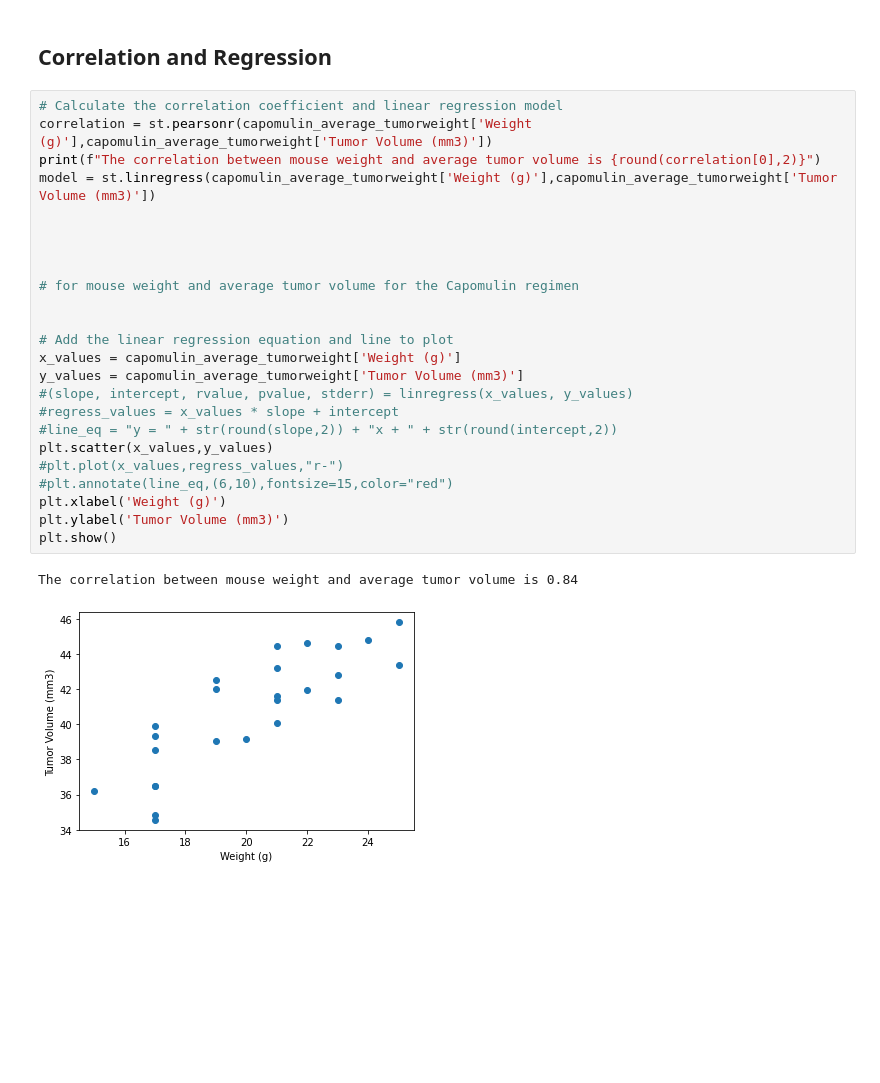
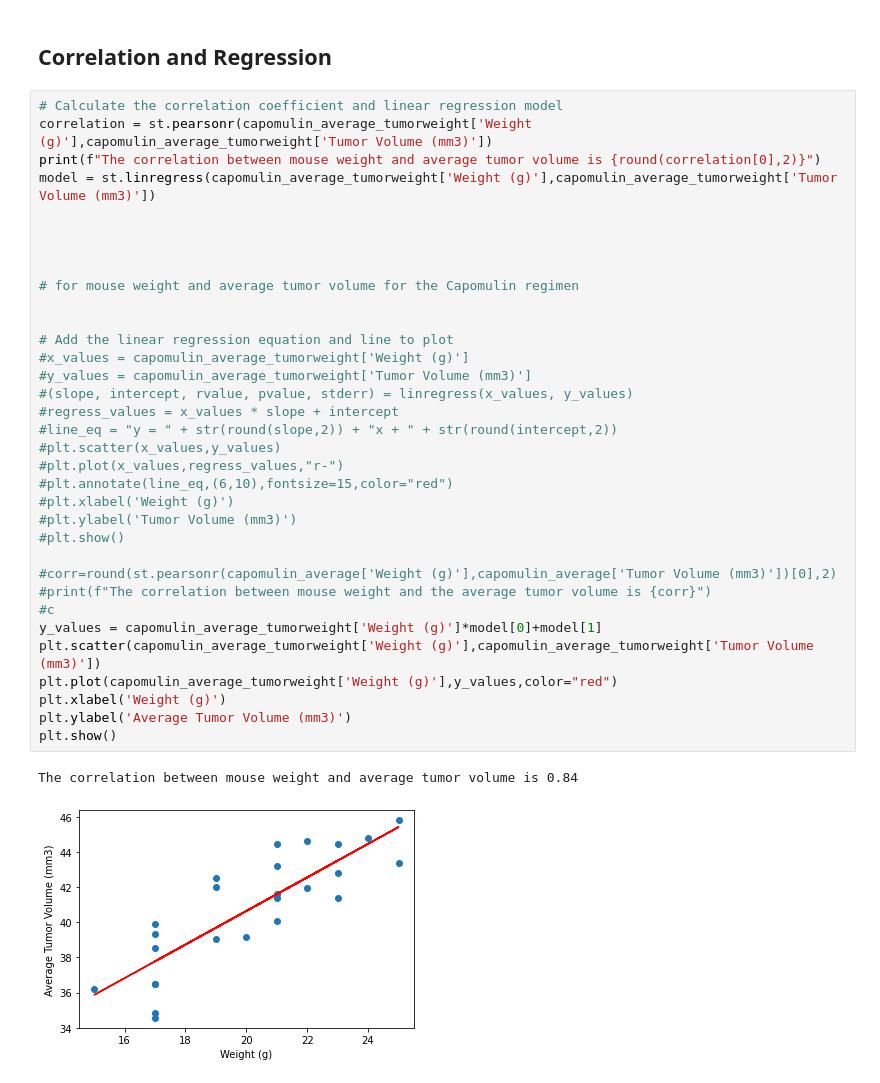
Before and after one commit to awinston8089/matplotlibchallenge, a Jupyter notebook: Instructions/Pymaceuticals/pymaceuticals_starter.ipynb, the cells around one changed output. Saved outputs shown, nothing was run; the diff lists cells and outputs as text; blank space fills up the shorter version.

```diff
--- a/Instructions/Pymaceuticals/pymaceuticals_starter.ipynb
+++ b/Instructions/Pymaceuticals/pymaceuticals_starter.ipynb
@@ -336,27 +336,37 @@ capomulin_average_tumorweight.head()
 # %%
 # Calculate the correlation coefficient and linear regression model
 correlation = st.pearsonr(capomulin_average_tumorweight['Weight (g)'],capomulin_average_tumorweight['Tumor Volume (mm3)'])
 print(f"The correlation between mouse weight and average tumor volume is {round(correlation[0],2)}")
 model = st.linregress(capomulin_average_tumorweight['Weight (g)'],capomulin_average_tumorweight['Tumor Volume (mm3)'])
 
 
 
 
 # for mouse weight and average tumor volume for the Capomulin regimen
 
 
 # Add the linear regression equation and line to plot
-x_values = capomulin_average_tumorweight['Weight (g)']
-y_values = capomulin_average_tumorweight['Tumor Volume (mm3)']
+#x_values = capomulin_average_tumorweight['Weight (g)']
+#y_values = capomulin_average_tumorweight['Tumor Volume (mm3)']
 #(slope, intercept, rvalue, pvalue, stderr) = linregress(x_values, y_values)
 #regress_values = x_values * slope + intercept
 #line_eq = "y = " + str(round(slope,2)) + "x + " + str(round(intercept,2))
-plt.scatter(x_values,y_values)
+#plt.scatter(x_values,y_values)
 #plt.plot(x_values,regress_values,"r-")
 #plt.annotate(line_eq,(6,10),fontsize=15,color="red")
+#plt.xlabel('Weight (g)')
+#plt.ylabel('Tumor Volume (mm3)')
+#plt.show()
+
+#corr=round(st.pearsonr(capomulin_average['Weight (g)'],capomulin_average['Tumor Volume (mm3)'])[0],2)
+#print(f"The correlation between mouse weight and the average tumor volume is {corr}")
+#c
+y_values = capomulin_average_tumorweight['Weight (g)']*model[0]+model[1]
+plt.scatter(capomulin_average_tumorweight['Weight (g)'],capomulin_average_tumorweight['Tumor Volume (mm3)'])
+plt.plot(capomulin_average_tumorweight['Weight (g)'],y_values,color="red")
 plt.xlabel('Weight (g)')
-plt.ylabel('Tumor Volume (mm3)')
+plt.ylabel('Average Tumor Volume (mm3)')
 plt.show()
 # %% [output]
 The correlation between mouse weight and average tumor volume is 0.84
-[figure, old version]
+[figure, new version]
```
